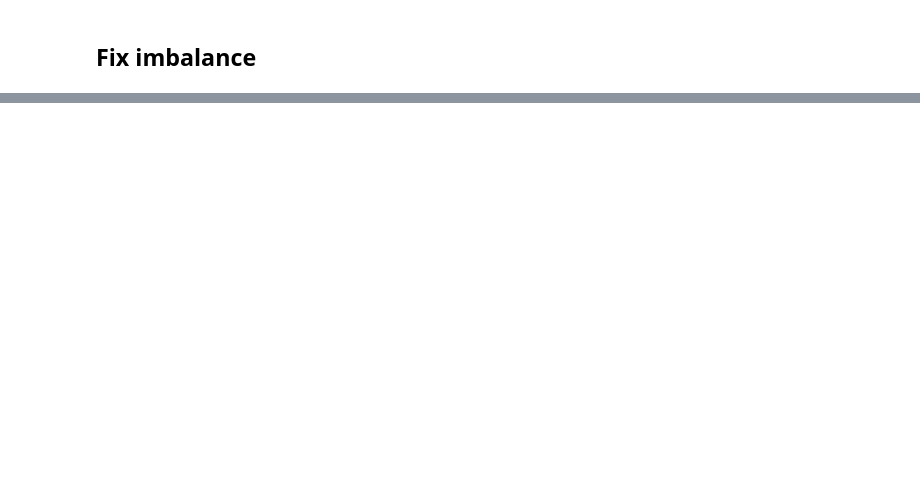
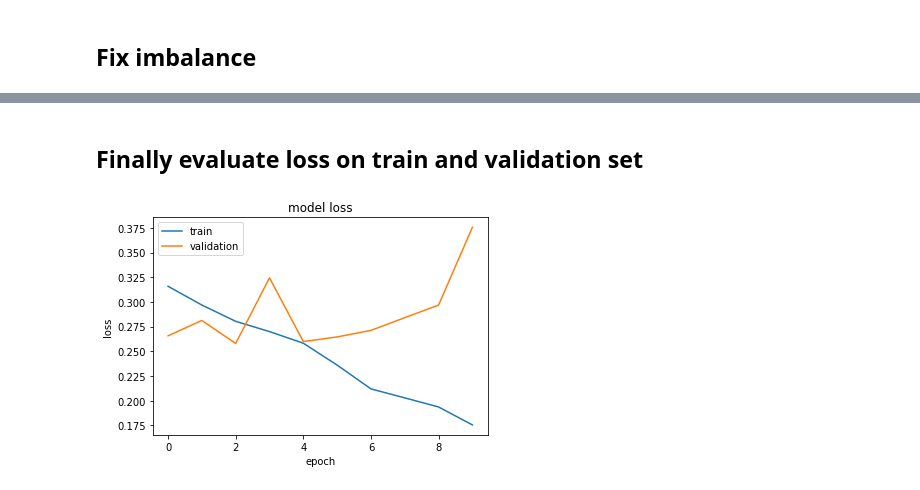
Before and after one commit to iPieter/ad-hominem-detection, a Jupyter notebook: models/03_word2vec/word2vec-Fetahu.ipynb, the cells around one changed output, grey strips where cells are left out. Saved outputs shown, nothing was run; the diff lists cells and outputs as text; code cells hidden in the pictures; blank space fills up the shorter version.

```diff
--- a/models/03_word2vec/word2vec-Fetahu.ipynb
+++ b/models/03_word2vec/word2vec-Fetahu.ipynb
@@ -236,0 +237,12 @@ array([['I', 'PRP'],
+# %% [markdown]
+## Finally evaluate loss on train and validation set
+# %%
+plt.plot(history.history['loss'])
+plt.plot(history.history['val_loss'])
+plt.title('model loss')
+plt.ylabel('loss')
+plt.xlabel('epoch')
+plt.legend(['train', 'validation'], loc='upper left')
+plt.show()
+# %% [output]
+[figure, added]
```
Also changed, not shown: parts of 14 cells of this notebook.
